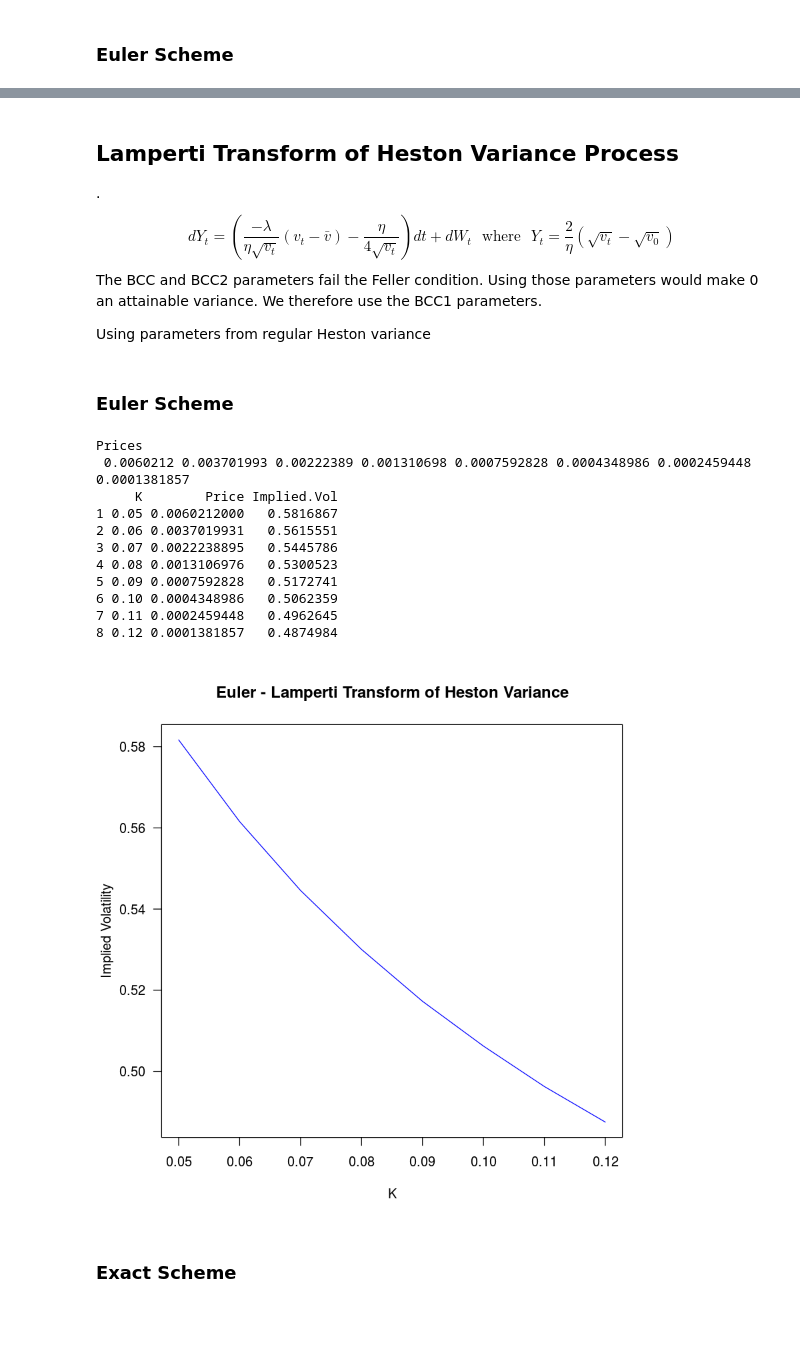
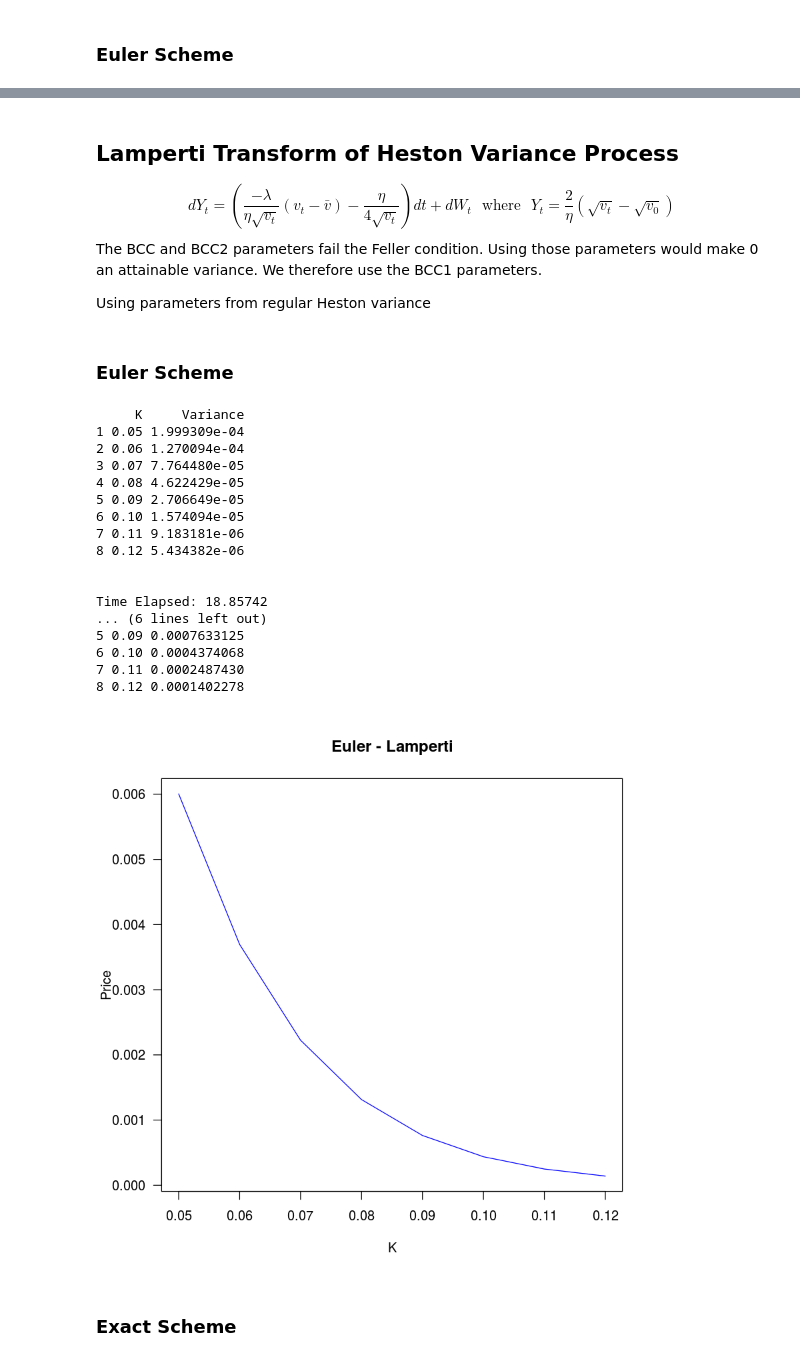
Before and after one commit to scotthounsell/exact-simulation, a Jupyter notebook: Simulations.ipynb, the cells around one changed output, grey strips where cells are left out. Cells and saved outputs as stored; diff of their text form; code cells hidden in the pictures; blank space fills up the shorter version.

```diff
--- a/Simulations.ipynb
+++ b/Simulations.ipynb
@@ -435,33 +308,28 @@ c(feller(paramsBCC), feller(paramsBCC1), feller(paramsBCC2))
 params <- paramsBCC1
 cat('Is the Feller condition satisfied: ', feller(params))
 
-num_paths_euler <- 100000
+y_to_x_hv <- make_convert_y_to_x_heston_variance(params$eta, params$v0)
+x_to_y_hv <- make_convert_x_to_y_heston_variance(params$eta, params$v0)
+
+num_paths <- 1000000
 num_steps_euler <- 100
-
-num_paths_exact <- 100000
 beta <- 0.2
 
 Texp <- 1
 X0 <- params$v0
 strikes <- seq(0.05, 0.12, by=0.01)
-# strikes <- seq(0.5, 0.8, by=0.2)
 heston_variance_vols <- data.frame(K=strikes)
 # %% [output]
 Is the Feller condition satisfied:  TRUE
 # %% [markdown]
 ### Euler Scheme
 # %%
-source('one_dimension/general_euler.r')
-source('run_simulation.r')
-source('black_scholes.r')
-source('coefficients.r')
-
 title <- 'Euler'
-euler_heston_variance <- General_Euler(num_paths_euler, num_steps_euler,
+euler_heston_variance <- General_Euler(num_paths, num_steps_euler,
                                        mu=make_mu_heston_variance(params$lambda, params$vbar),
                                        sigma=make_sigma_cir(params$eta),
                                        Texp=Texp, X0=X0)
 
 heston_variance_vols[title] <- run_simulation(euler_heston_variance, strikes, Texp, X0, make_call_payoff,
-                                              plot_title=title, num_paths_to_plot=FALSE)
+                                              plot_title=title, num_paths_to_plot=FALSE, return_ivols=FALSE)
 # %% [output]
@@ -480,6 +354,6 @@ Prices
 # %% [markdown]
 ## Lamperti Transform of Heston Variance Process
-.
+
 $$
 dY_t = \left(\frac{-\lambda}{\eta\sqrt{v_t}}(v_t-\bar v) - \frac{\eta}{4\sqrt{v_t}}\right)dt + dW_t
 \,\,\,\,
@@ -495,35 +369,36 @@ Using parameters from regular Heston variance
 # %% [markdown]
 ### Euler Scheme
 # %%
-source('one_dimension/general_euler.r')
-source('run_simulation.r')
-source('black_scholes.r')
-source('coefficients.r')
-
 title <- 'Euler - Lamperti'
-euler_heston_variance_lamperti <- General_Euler(num_paths_euler, num_steps_euler,
-                                       mu=make_mu_heston_variance_lamperti(params$lambda, params$vbar, params$eta,
-                                                                           params$v0),
-                                       sigma=make_constant_coefficient(1),
-                                       Texp=Texp, X0=X0,
-                                       convert_y_to_x=make_convert_y_to_x_heston_variance(params$eta, params$v0),
-                                       convert_x_to_y=make_convert_x_to_y_heston_variance(params$eta, params$v0))
+euler_heston_variance_lamperti <- General_Euler(num_paths, num_steps_euler,
+                                                mu=make_mu_heston_variance_lamperti(params$lambda, params$vbar,
+                                                                                    params$eta, params$v0),
+                                                sigma=make_constant_coefficient(1),
+                                                Texp=Texp, X0=X0,
+                                                convert_y_to_x=y_to_x_hv,
+                                                convert_x_to_y=x_to_y_hv)
 
 heston_variance_vols[title] <- run_simulation(euler_heston_variance_lamperti, strikes, Texp, X0, make_call_payoff,
-                                              plot_title=title, num_paths_to_plot=FALSE)
+                                              plot_title=title, num_paths_to_plot=FALSE, return_ivols=FALSE)
 # %% [output]
-Prices
- 0.0060212 0.003701993 0.00222389 0.001310698 0.0007592828 0.0004348986 0.0002459448 0.0001381857
-     K        Price Implied.Vol
-1 0.05 0.0060212000   0.5816867
-2 0.06 0.0037019931   0.5615551
-3 0.07 0.0022238895   0.5445786
-4 0.08 0.0013106976   0.5300523
-5 0.09 0.0007592828   0.5172741
-6 0.10 0.0004348986   0.5062359
-7 0.11 0.0002459448   0.4962645
-8 0.12 0.0001381857   0.4874984
+     K     Variance
+1 0.05 1.999309e-04
+2 0.06 1.270094e-04
+3 0.07 7.764480e-05
+4 0.08 4.622429e-05
+5 0.09 2.706649e-05
+6 0.10 1.574094e-05
+7 0.11 9.183181e-06
+8 0.12 5.434382e-06
+
+
+Time Elapsed: 18.85742
+... (6 lines left out)
+5 0.09 0.0007633125
+6 0.10 0.0004374068
+7 0.11 0.0002487430
+8 0.12 0.0001402278
-[figure, old version]
+[figure, new version]
 # %% [markdown]
 ### Exact Scheme
 # %%
```
Also changed, not shown: parts of 71 cells of this notebook, 25 other files.
